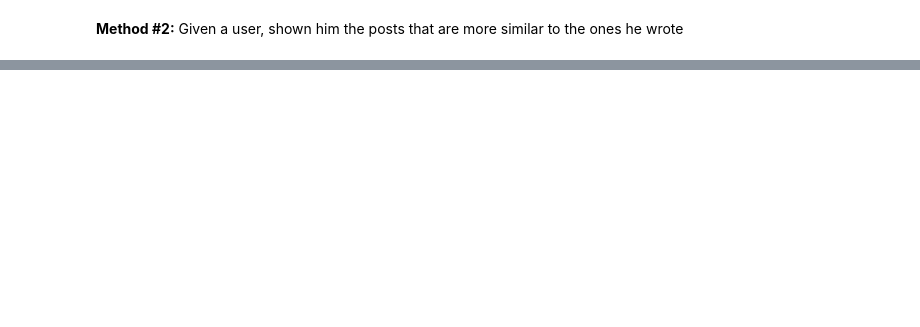
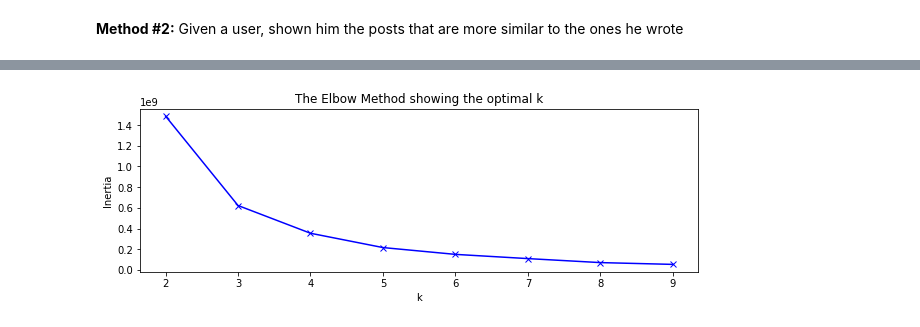
Before and after one commit to GianRomani/Notes, a Jupyter notebook: RecSys.ipynb, the cells around one changed output, grey strips where cells are left out. Cells and saved outputs as stored; diff of their text form; code cells hidden in the pictures; blank space fills up the shorter version.

```diff
--- a/RecSys.ipynb
+++ b/RecSys.ipynb
@@ -353,0 +213,25 @@ Tzamaria: spiaggia vicino al porto, davvero incantevole. Una piccola riserva nat
+# %%
+#Plot results
+def plotKMeans(label, df):
+  u_labels = np.unique(label)
+  for i in u_labels:
+      plt.scatter(df[label == i , 0] , df[label == i , 1] , label = i)
+  plt.title('K-means with {} clusters'.format(len(u_labels)))
+  plt.legend()
+  plt.show()
+# %%
+inertia = []
+times = dict() #{k:time_needed}
+K = range(2,10,1) #from 2 to 50 with step of 5
+for k in K:
+    #Fit
+    start = time.time()
+    kmeanModel = KMeans(n_clusters=k)
+    kmeans = kmeanModel.fit(X)
+    time_needed = time.time() - start
+    times[k] = time_needed
+    #Elbow
+    inertia.append(kmeanModel.inertia_)
+    #Clusters
+    label = kmeans.predict(X)
+    plotKMeans(label, svd)
@@ -353,0 +247,10 @@ Tzamaria: spiaggia vicino al porto, davvero incantevole. Una piccola riserva nat
+# %%
+#Elbow
+plt.figure(figsize=(10,3))
+plt.plot(K, inertia, 'bx-')
+plt.xlabel('k')
+plt.ylabel('Inertia')
+plt.title('The Elbow Method showing the optimal k')
+plt.show()
+# %% [output]
+[figure, added]
```
Also changed, not shown: parts of 58 cells of this notebook, 18 other files.
